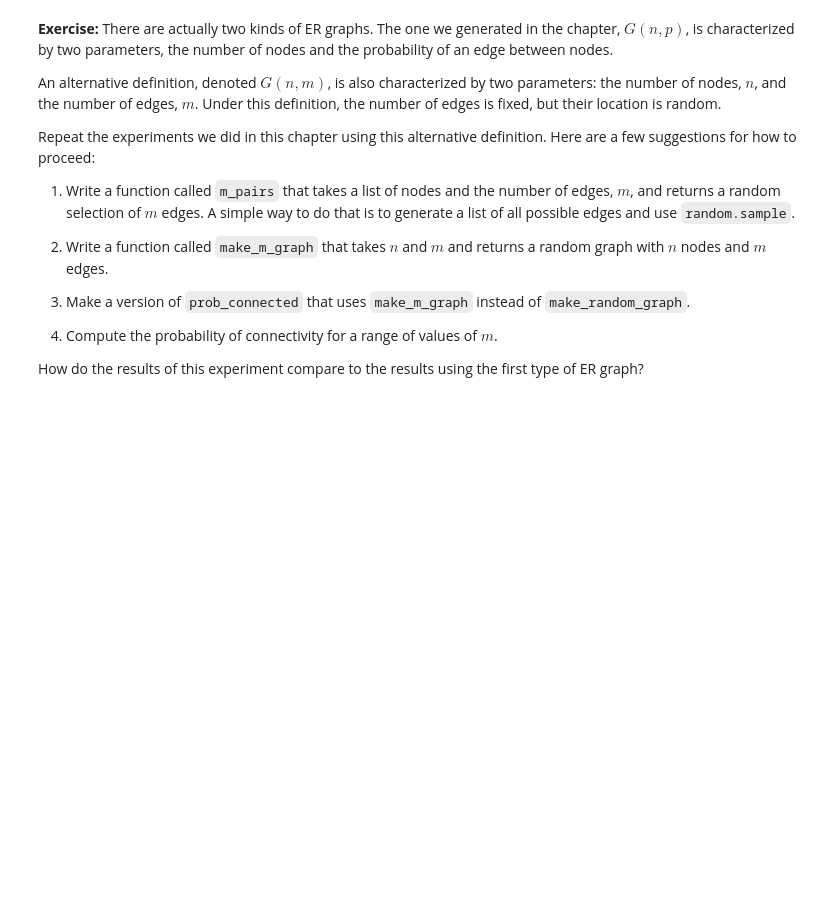
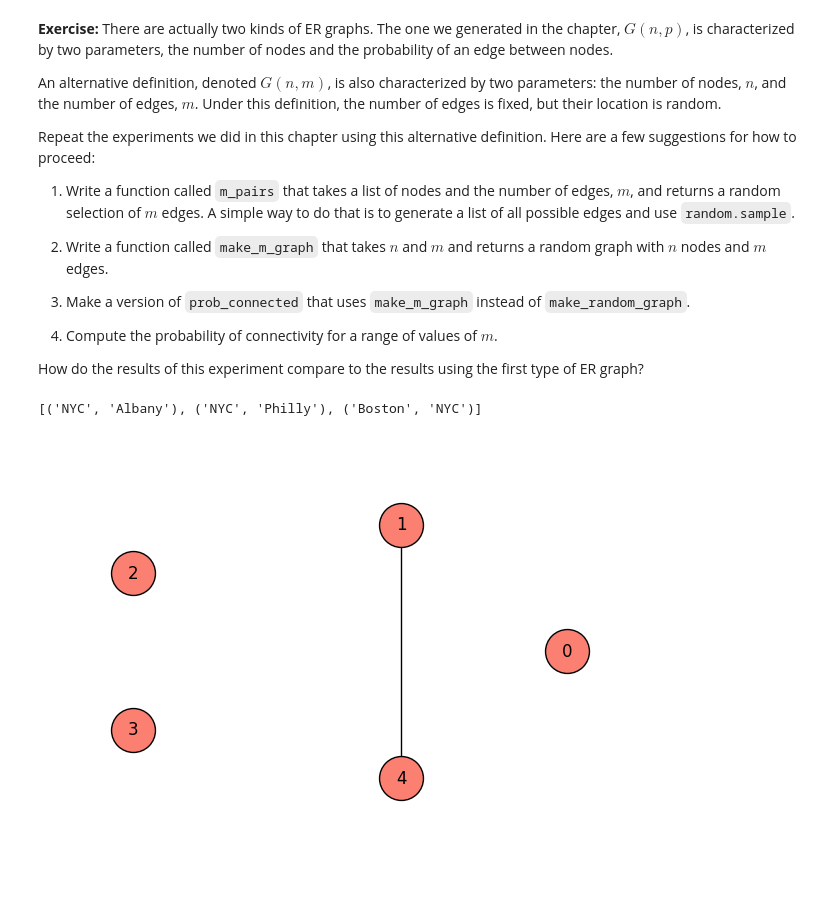
Before and after one commit to YehEmily/ThinkComplexity2, a Jupyter notebook: code/chap02.ipynb, the cells around one changed output. Cells and saved outputs as stored; diff of their text form; code cells hidden in the pictures; blank space fills up the shorter version.

```diff
--- a/code/chap02.ipynb
+++ b/code/chap02.ipynb
@@ -463,0 +452,32 @@ How do the results of this experiment compare to the results using the first typ
+# %%
+# Didn't go for the challenge because I'm an underachiever :(
+# (Also just didn't have time)
+
+import random
+
+def m_pairs(nodes, m):
+    possible_edges = []
+    for nodeA in nodes:
+        for nodeB in nodes:
+            if nodeB != nodeA:
+                possible_edges.append((nodeA, nodeB))
+    edges = random.sample(possible_edges, m)
+    return edges
+
+print(m_pairs(list(G.nodes_iter()), 3))
+# %% [output]
+[('NYC', 'Albany'), ('NYC', 'Philly'), ('Boston', 'NYC')]
+# %%
+def make_m_graph(n, m):
+    G = nx.Graph()
+    nodes = range(n)
+    G.add_nodes_from(nodes)
+    G.add_edges_from(m_pairs(nodes, m))
+    return G
+
+nx.draw_circular(make_m_graph(5,1),
+                 node_color=COLORS[3],
+                 node_size=1000,
+                 with_labels=True)
+# %% [output]
+[figure, added]
```
Also changed, not shown: parts of 19 cells of this notebook.
